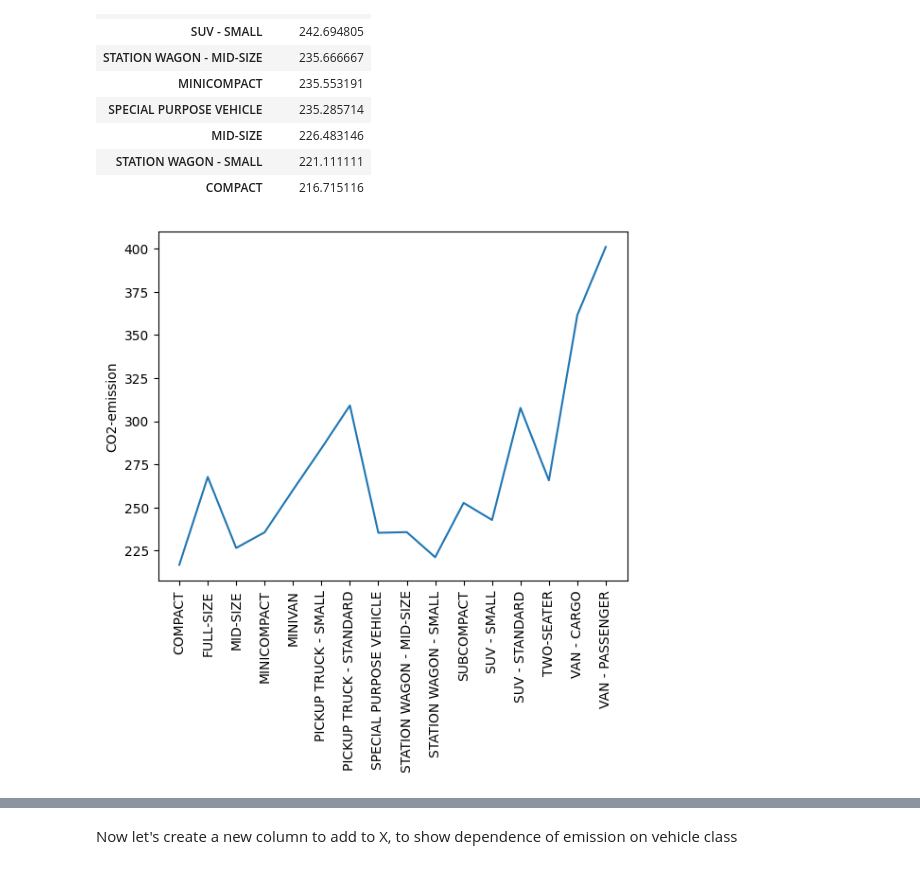
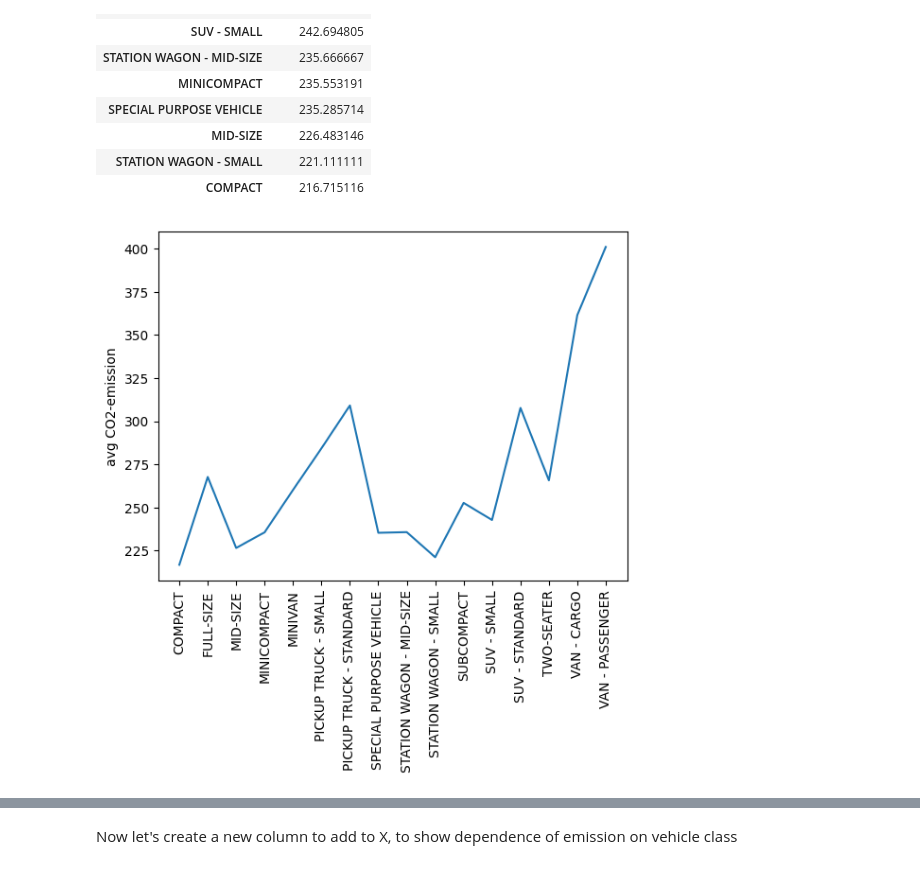
Before and after one commit to Srish-ty/CO2-Emission-predictor, a Jupyter notebook: CO2_predictor.ipynb, the cells around one changed output, grey strips where cells are left out. Drawn from its saved outputs; the diff is of its cells as text; code cells hidden in the pictures.

```diff
--- a/CO2_predictor.ipynb
+++ b/CO2_predictor.ipynb
@@ -176,9 +178,9 @@ veh_class.sort_values(by=['CO2EMISSIONS'], ascending=False)
 # %%
 #To check the dependence
 plt.plot(veh_class.index, veh_class.values)
 #plt.xlabel('Car-class')
-plt.ylabel('CO2-emission')
+plt.ylabel('avg CO2-emission')
 plt.xticks(rotation='vertical')
 plt.show()
 # %% [output]
-[figure, old version]
+[figure, new version]
```
Also changed, not shown: parts of 22 cells of this notebook.
